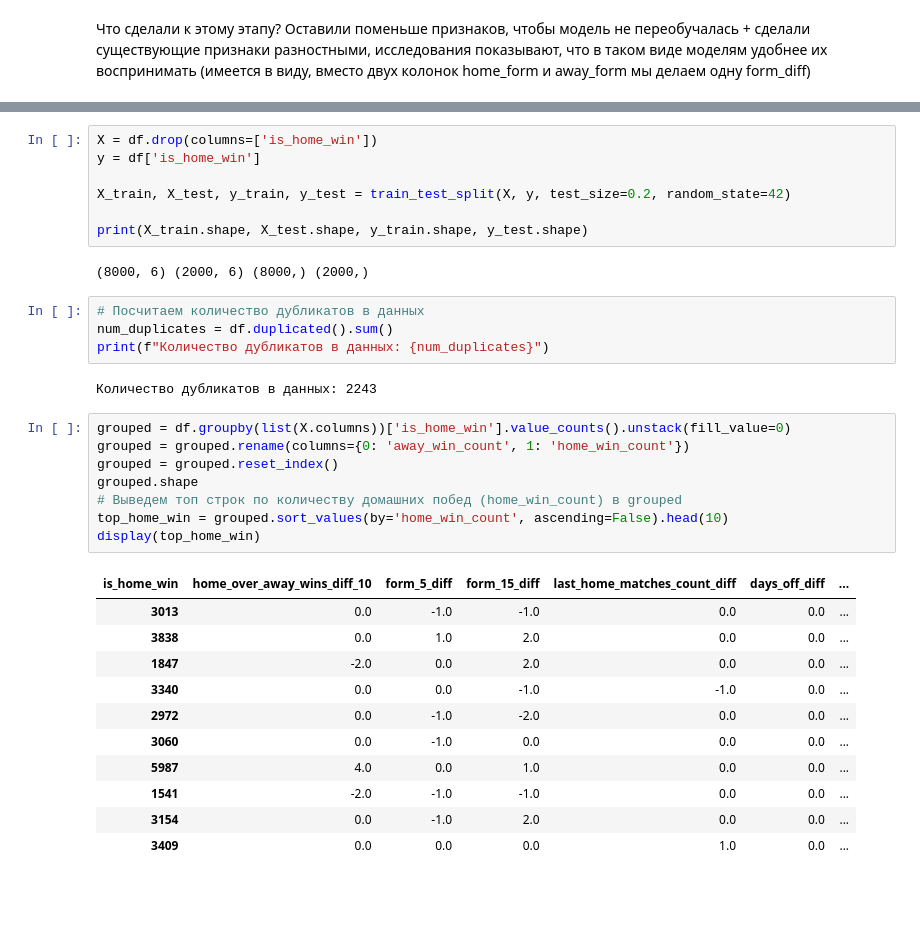
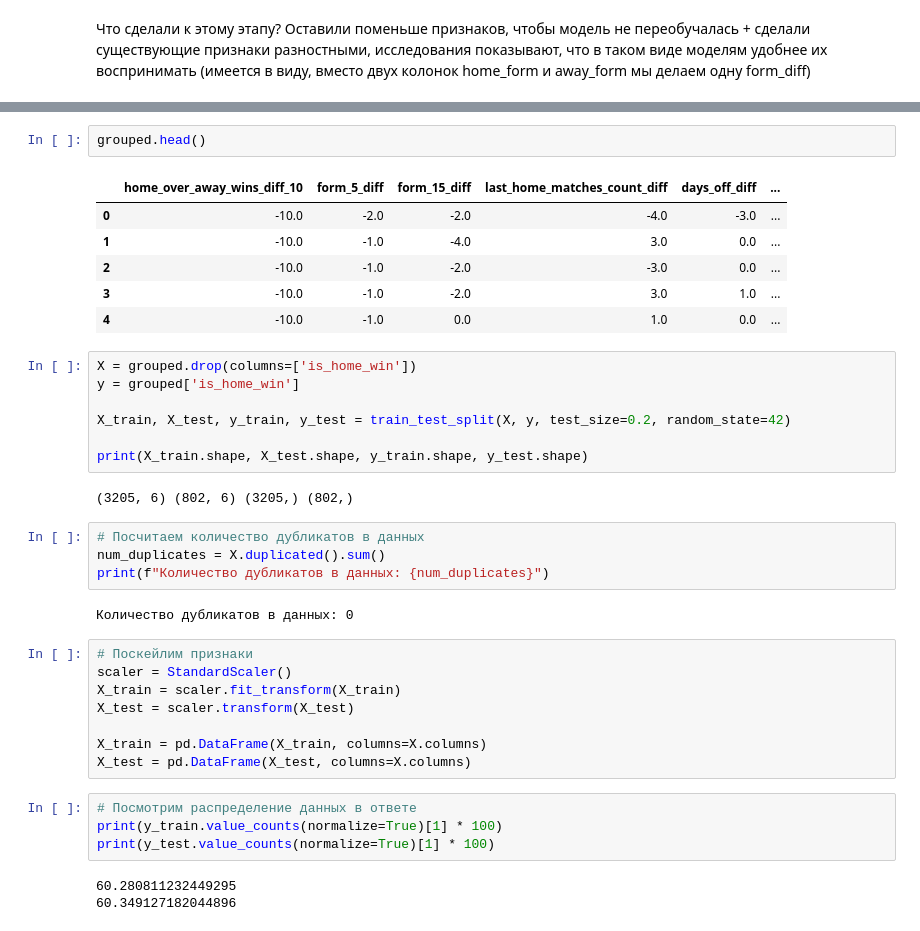
Before and after one commit to Avoca9o/nba-predictor, a Jupyter notebook: train/train_linear_improved.ipynb, the cells around one changed output, grey strips where cells are left out. Saved outputs shown, nothing was run; the diff lists cells and outputs as text; blank space fills up the shorter version.

```diff
--- a/train/train_linear_improved.ipynb
+++ b/train/train_linear_improved.ipynb
@@ -80,38 +155,42 @@ df = df.tail(10000).reset_index(drop=True)
+# %%
+grouped.head()
+# %% [output]
+|  | home_over_away_wins_diff_10 | form_5_diff | form_15_diff | last_home_matches_count_diff | days_off_diff | ... |
+| 0 | -10.0 | -2.0 | -2.0 | -4.0 | -3.0 | ... |
+| 1 | -10.0 | -1.0 | -4.0 | 3.0 | 0.0 | ... |
+| 2 | -10.0 | -1.0 | -2.0 | -3.0 | 0.0 | ... |
+| 3 | -10.0 | -1.0 | -2.0 | 3.0 | 1.0 | ... |
+| 4 | -10.0 | -1.0 | 0.0 | 1.0 | 0.0 | ... |
 # %%
-X = df.drop(columns=['is_home_win'])
-y = df['is_home_win']
+X = grouped.drop(columns=['is_home_win'])
+y = grouped['is_home_win']
 
 X_train, X_test, y_train, y_test = train_test_split(X, y, test_size=0.2, random_state=42)
 
 print(X_train.shape, X_test.shape, y_train.shape, y_test.shape)
 # %% [output]
-(8000, 6) (2000, 6) (8000,) (2000,)
+(3205, 6) (802, 6) (3205,) (802,)
 # %%
 # Посчитаем количество дубликатов в данных
-num_duplicates = df.duplicated().sum()
+num_duplicates = X.duplicated().sum()
 print(f"Количество дубликатов в данных: {num_duplicates}")
 # %% [output]
-Количество дубликатов в данных: 2243
+Количество дубликатов в данных: 0
-# %%
-grouped = df.groupby(list(X.columns))['is_home_win'].value_counts().unstack(fill_value=0)
-grouped = grouped.rename(columns={0: 'away_win_count', 1: 'home_win_count'})
-grouped = grouped.reset_index()
-grouped.shape
-# Выведем топ строк по количеству домашних побед (home_win_count) в grouped
-top_home_win = grouped.sort_values(by='home_win_count', ascending=False).head(10)
-display(top_home_win)
-# %% [output]
-| is_home_win | home_over_away_wins_diff_10 | form_5_diff | form_15_diff | last_home_matches_count_diff | days_off_diff | ... |
-| 3013 | 0.0 | -1.0 | -1.0 | 0.0 | 0.0 | ... |
-| 3838 | 0.0 | 1.0 | 2.0 | 0.0 | 0.0 | ... |
-| 1847 | -2.0 | 0.0 | 2.0 | 0.0 | 0.0 | ... |
-| 3340 | 0.0 | 0.0 | -1.0 | -1.0 | 0.0 | ... |
-| 2972 | 0.0 | -1.0 | -2.0 | 0.0 | 0.0 | ... |
-| 3060 | 0.0 | -1.0 | 0.0 | 0.0 | 0.0 | ... |
-| 5987 | 4.0 | 0.0 | 1.0 | 0.0 | 0.0 | ... |
-| 1541 | -2.0 | -1.0 | -1.0 | 0.0 | 0.0 | ... |
-| 3154 | 0.0 | -1.0 | 2.0 | 0.0 | 0.0 | ... |
-| 3409 | 0.0 | 0.0 | 0.0 | 1.0 | 0.0 | ... |
+# %%
+# Поскейлим признаки
+scaler = StandardScaler()
+X_train = scaler.fit_transform(X_train)
+X_test = scaler.transform(X_test)
+
+X_train = pd.DataFrame(X_train, columns=X.columns)
+X_test = pd.DataFrame(X_test, columns=X.columns)
+# %%
+# Посмотрим распределение данных в ответе
+print(y_train.value_counts(normalize=True)[1] * 100)
+print(y_test.value_counts(normalize=True)[1] * 100)
+# %% [output]
+60.280811232449295
+60.349127182044896
 # %%
 # Попробуем обычную логистическую регрессию
 
```
Also changed, not shown: parts of 7 cells of this notebook.
